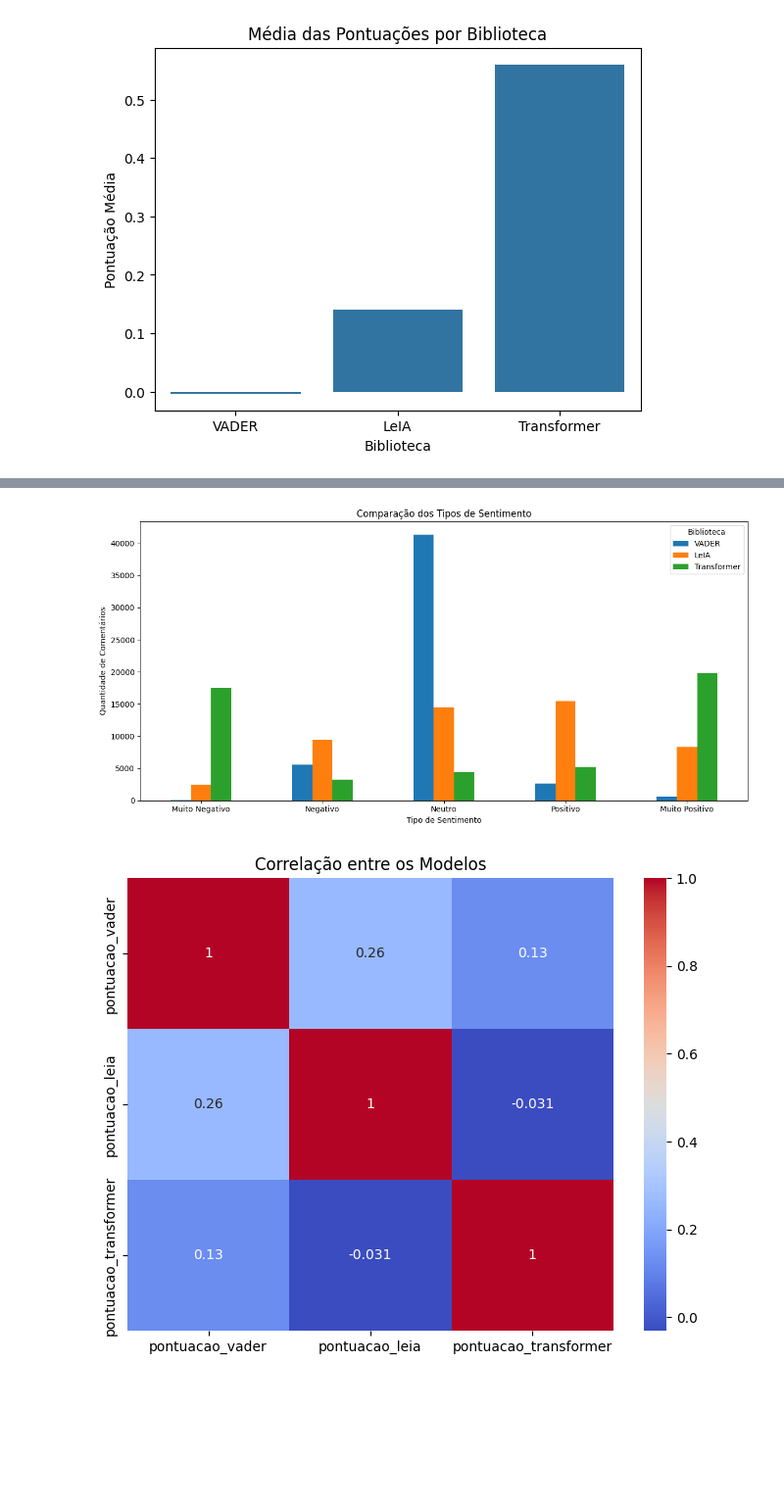
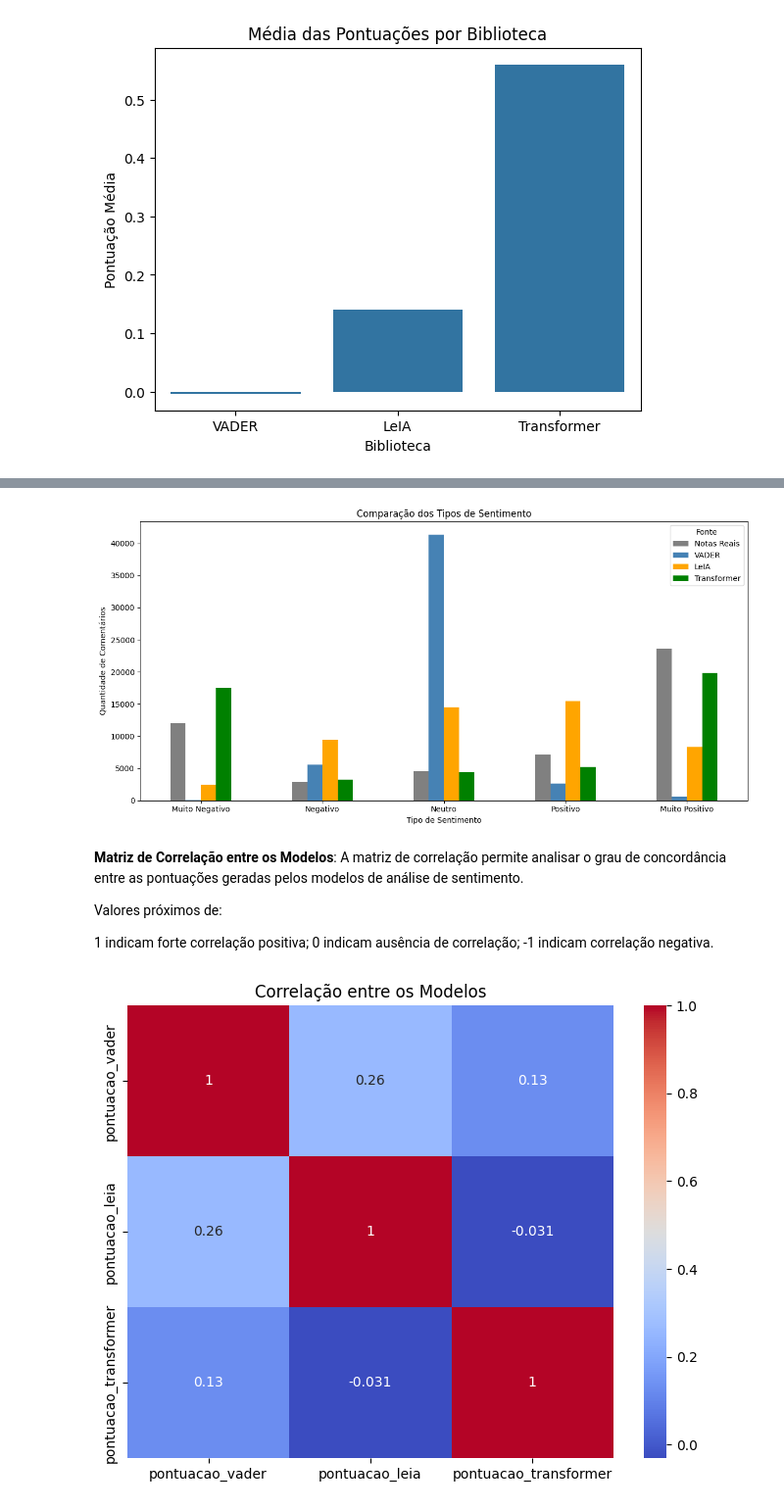
Before and after one commit to EnzoRibeiroDaSilva/Projeto_Integrador_Analise_de_Sentimento, a Jupyter notebook: Projeto_Estruturado.ipynb, the cells around one changed output, grey strips where cells are left out. Shown at 98% size. Saved outputs shown, nothing was run; the diff lists cells and outputs as text; code cells hidden in the pictures; blank space fills up the shorter version.

```diff
--- a/Projeto_Estruturado.ipynb
+++ b/Projeto_Estruturado.ipynb
@@ -879,35 +909,37 @@ df_completo['classificacao_transformer'] = (
+# %%
+comparacao = pd.DataFrame({
+    'Notas Reais': notas_classificadas,
+    'VADER': df_completo['classificacao_vader'].value_counts(),
+    'LeIA': df_completo['classificacao_leia'].value_counts(),
+    'Transformer': df_completo['classificacao_transformer'].value_counts()
+}).fillna(0)
+
+comparacao = comparacao.reindex(ordem)
 # %%
-ordem = [
-    'Muito Negativo',
-    'Negativo',
-    'Neutro',
-    'Positivo',
-    'Muito Positivo'
-]
-
-comparacao = pd.DataFrame({
-    'VADER': df_completo['classificacao_vader'].value_counts(),
-    'LeIA': df_completo['classificacao_leia'].value_counts(),
-    'Transformer': df_completo['classificacao_transformer'].value_counts()
-}).fillna(0)
-
-comparacao = comparacao.reindex(ordem)
-
-comparacao.plot(
+ax = comparacao.plot(
     kind='bar',
-    figsize=(12,6)
+    figsize=(12,6),
+    color=['gray', 'steelblue', 'orange', 'green']
 )
 
 plt.title('Comparação dos Tipos de Sentimento')
 plt.xlabel('Tipo de Sentimento')
 plt.ylabel('Quantidade de Comentários')
 plt.xticks(rotation=0)
-plt.legend(title='Biblioteca')
+plt.legend(title='Fonte')
 
 plt.tight_layout()
 plt.show()
 # %% [output]
-[figure, old version]
+[figure, new version]
+# %% [markdown]
+**Matriz de Correlação entre os Modelos**: A matriz de correlação permite analisar o grau de concordância entre as pontuações geradas pelos modelos de análise de sentimento.
+
+Valores próximos de:
+
+1 indicam forte correlação positiva;
+0 indicam ausência de correlação;
+-1 indicam correlação negativa.
 # %%
 corr = df_completo[
     [
```
Also changed, not shown: parts of 29 cells of this notebook, 1 other file.
